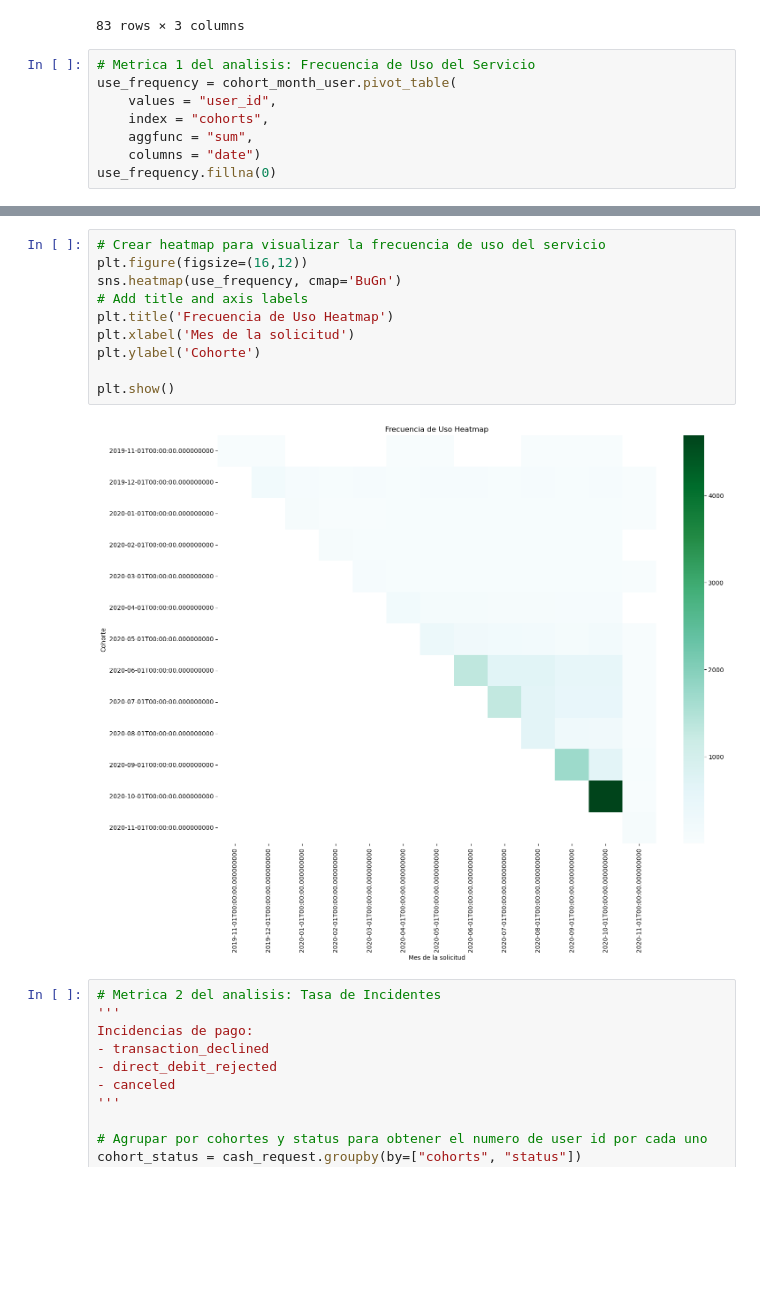
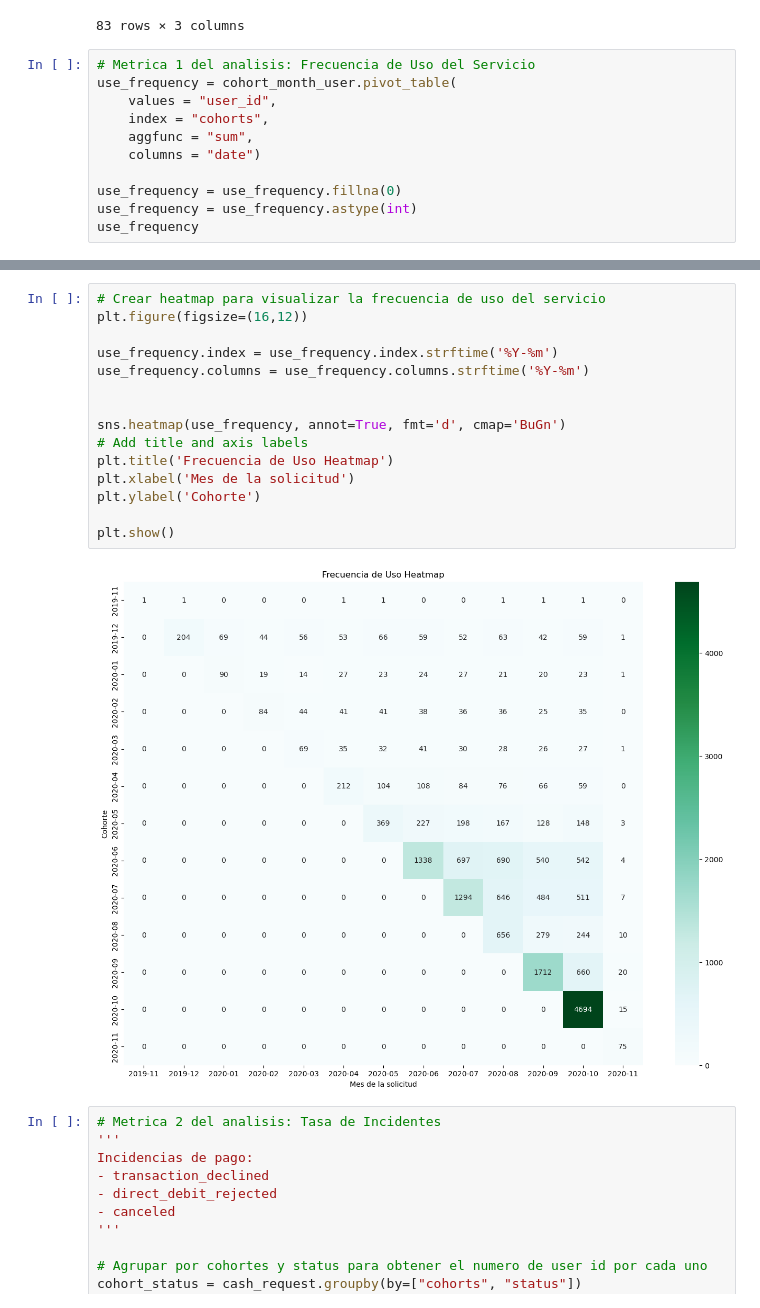
Before and after one commit to crismt96/project-1-ironhack-payments, a Jupyter notebook: main.ipynb, the cells around one changed output, grey strips where cells are left out. Cells and saved outputs as stored; diff of their text form; blank space fills up the shorter version.

```diff
--- a/main.ipynb
+++ b/main.ipynb
@@ -214,7 +214,10 @@ use_frequency = cohort_month_user.pivot_table(
     index = "cohorts",
     aggfunc = "sum",
     columns = "date")
-use_frequency.fillna(0)
+
+use_frequency = use_frequency.fillna(0)
+use_frequency = use_frequency.astype(int)
+use_frequency
 # %% [output]
 | date | 2019-11-01 | 2019-12-01 | 2020-01-01 | 2020-02-01 | 2020-03-01 | 2020-04-01 | 2020-05-01 | 2020-06-01 | ... |
 | cohorts |  |  |  |  |  |  |  |  | ... |
@@ -234,15 +237,20 @@ use_frequency.fillna(0)
 # %%
 # Crear heatmap para visualizar la frecuencia de uso del servicio
 plt.figure(figsize=(16,12))
-sns.heatmap(use_frequency, cmap='BuGn')
+
+use_frequency.index = use_frequency.index.strftime('%Y-%m')
+use_frequency.columns = use_frequency.columns.strftime('%Y-%m')
+
+
+sns.heatmap(use_frequency, annot=True, fmt='d', cmap='BuGn')
 # Add title and axis labels
 plt.title('Frecuencia de Uso Heatmap')
 plt.xlabel('Mes de la solicitud')
 plt.ylabel('Cohorte')
 
 plt.show()
 # %% [output]
-[figure, old version]
+[figure, new version]
 # %%
 # Metrica 2 del analisis: Tasa de Incidentes
 '''
```
Also changed, not shown: parts of 1 cell of this notebook.
